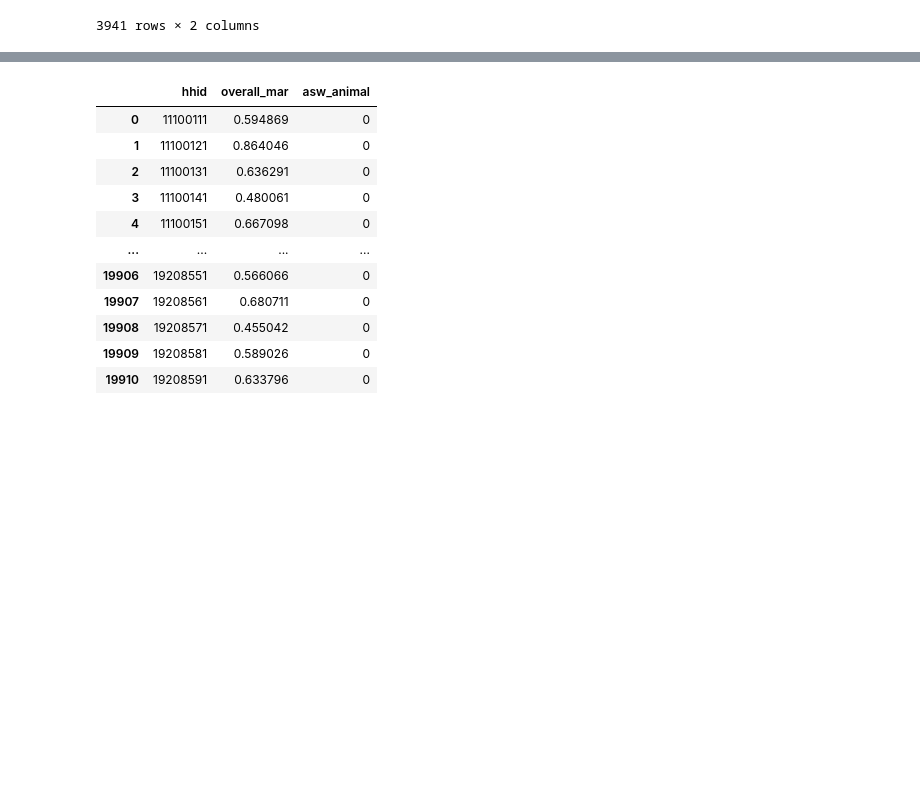
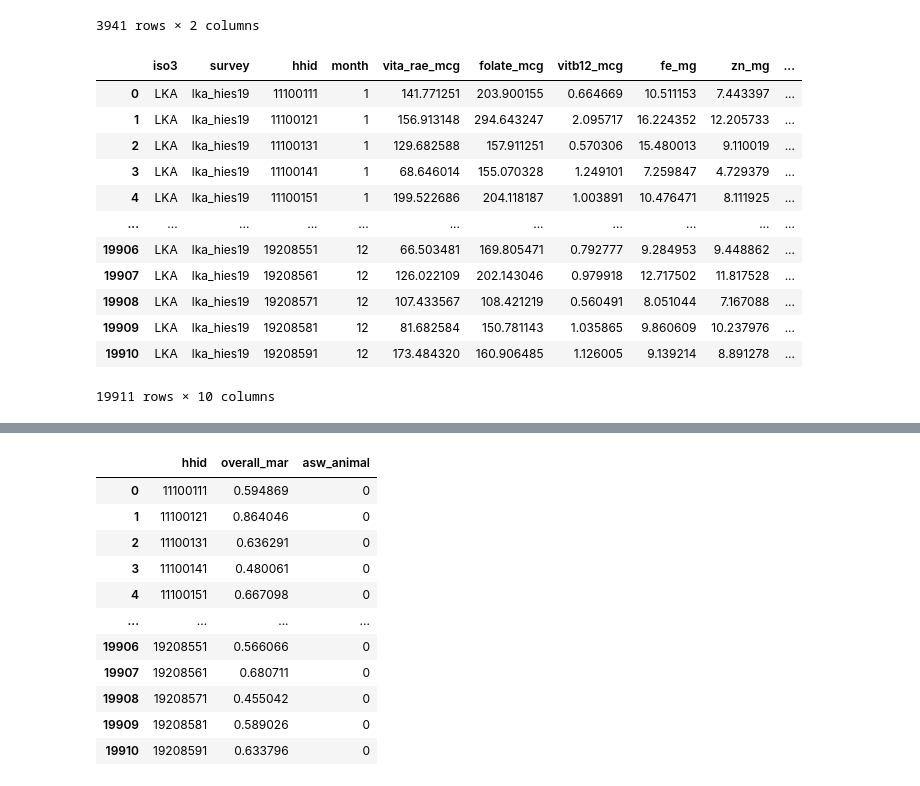
Before and after one commit to MIMI-wfp/sri_lanka, a Jupyter notebook: src/python/extra_features.ipynb, the cells around one changed output, grey strips where cells are left out. Saved outputs shown, nothing was run; the diff lists cells and outputs as text; code cells hidden in the pictures; blank space fills up the shorter version.

Commit message:
bright survey

```diff
--- a/src/python/extra_features.ipynb
+++ b/src/python/extra_features.ipynb
@@ -162,4 +233,19 @@ poverty19[poverty19['asw_perexp_poor']==1]
 3941 rows × 2 columns
 # %%
 ml_targets = pd.read_csv("../../data/processed/sl_ml_targets_2025-11-13.csv")
+ml_targets
+# %% [output]
+|  | iso3 | survey | hhid | month | vita_rae_mcg | folate_mcg | vitb12_mcg | fe_mg | zn_mg | ... |
+| 0 | LKA | lka_hies19 | 11100111 | 1 | 141.771251 | 203.900155 | 0.664669 | 10.511153 | 7.443397 | ... |
+| 1 | LKA | lka_hies19 | 11100121 | 1 | 156.913148 | 294.643247 | 2.095717 | 16.224352 | 12.205733 | ... |
+| 2 | LKA | lka_hies19 | 11100131 | 1 | 129.682588 | 157.911251 | 0.570306 | 15.480013 | 9.110019 | ... |
+| 3 | LKA | lka_hies19 | 11100141 | 1 | 68.646014 | 155.070328 | 1.249101 | 7.259847 | 4.729379 | ... |
+| 4 | LKA | lka_hies19 | 11100151 | 1 | 199.522686 | 204.118187 | 1.003891 | 10.476471 | 8.111925 | ... |
+| ... | ... | ... | ... | ... | ... | ... | ... | ... | ... | ... |
+| 19906 | LKA | lka_hies19 | 19208551 | 12 | 66.503481 | 169.805471 | 0.792777 | 9.284953 | 9.448862 | ... |
+| 19907 | LKA | lka_hies19 | 19208561 | 12 | 126.022109 | 202.143046 | 0.979918 | 12.717502 | 11.817528 | ... |
+| 19908 | LKA | lka_hies19 | 19208571 | 12 | 107.433567 | 108.421219 | 0.560491 | 8.051044 | 7.167088 | ... |
+| 19909 | LKA | lka_hies19 | 19208581 | 12 | 81.682584 | 150.781143 | 1.035865 | 9.860609 | 10.237976 | ... |
+| 19910 | LKA | lka_hies19 | 19208591 | 12 | 173.484320 | 160.906485 | 1.126005 | 9.139214 | 8.891278 | ... |
+19911 rows × 10 columns
 # %%
```
Also changed, not shown: parts of 8 cells of this notebook, 4 other files.
